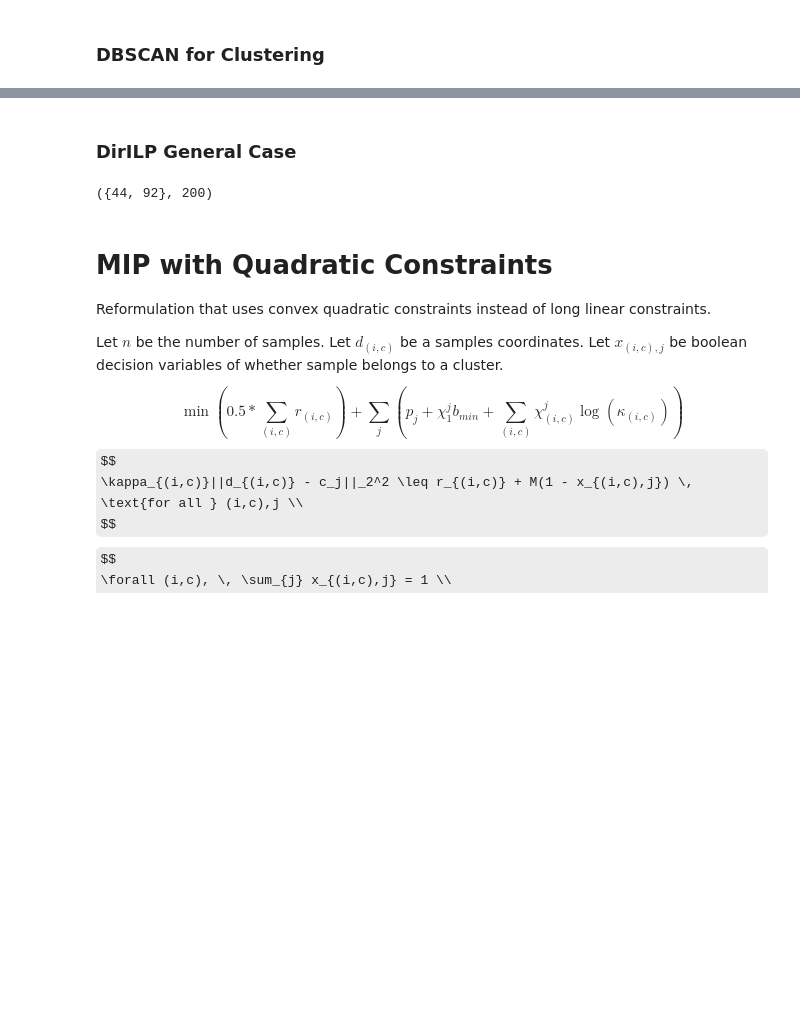
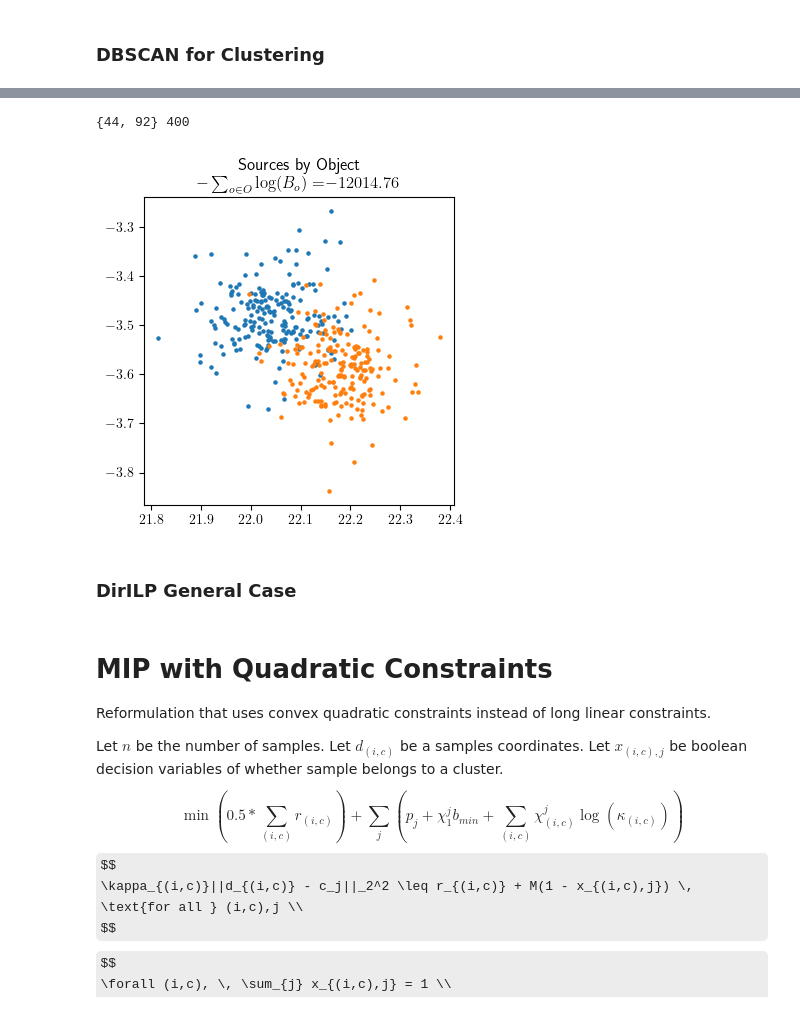
Before and after one commit to jacobf18/astronomical-matching, a Jupyter notebook: CanILP + DirILP General case.ipynb, the cells around one changed output, grey strips where cells are left out. Saved outputs shown, nothing was run; the diff lists cells and outputs as text; code cells hidden in the pictures; some formulas as TeX source; blank space fills up the shorter version.

```diff
--- a/CanILP + DirILP General case.ipynb
+++ b/CanILP + DirILP General case.ipynb
@@ -353,5 +353,46 @@ def get_cicle_equidistant_pnts(N):
     ys = np.sin(theta)
 
     return [(x,y) for x,y in zip(xs,ys)]
+# %%
+# Get a particular island to run the matching procedure
+cluster_num = 43
+
+candidate_list, df, catalog_list, Sigma_list = get_candidate_list(result, label, cluster_num)
+
+coord_dict = {(row[1],row[0]): (row[2],row[3]) for row in df.itertuples(index=False, name=None)}
+
+# detection_total = len(candidate_list) #Total number of sources across different catalogs
+detection_total = 2
+
+kappa_dict = {}
+kappa_rad_dict = {}
+ln_kappa_rad_dict = {}
+
+for i in range(len(candidate_list)):
+    kappa_dict[(candidate_list[i][0], candidate_list[i][1])] = 1/(Sigma_list[i])**2 #in arcsecond
+    kappa_rad_dict[(candidate_list[i][0], candidate_list[i][1])] = 1/((Sigma_list[i]*np.pi/180/3600)**2) #in radian
+    ln_kappa_rad_dict[(candidate_list[i][0], candidate_list[i][1])] = ln(1/((Sigma_list[i]*np.pi/180/3600)**2))
+
+sigma_min = min(Sigma_list)
+sigma_max = max(Sigma_list)
+
+# Used for clustering methods
+df2 = df.copy()
+kappa_rad_list = []
+
+for row in df2.itertuples():
+    cat_id = row.Catalog_id
+    source_id = row.Source_id
+    kappa_rad = kappa_rad_dict[(source_id,cat_id)]
+    kappa_rad_list.append(kappa_rad)
+
+df2["kappa_rad"] = kappa_rad_list
+
+print({t[0] for t in candidate_list}, len(candidate_list))
+
+plot_objects(candidate_list)
+# %% [output]
+{44, 92} 400
+[figure, added]
 # %% [markdown]
 ### DirILP General Case
@@ -473,7 +399,3 @@ df2["kappa_rad"] = kappa_rad_list
-# %%
-{t[0] for t in candidate_list}, len(candidate_list)
-# %% [output]
-({44, 92}, 200)
 # %% [markdown]
 # MIP with Quadratic Constraints
 Reformulation that uses convex quadratic constraints instead of long linear constraints.
```
Also changed, not shown: parts of 23 cells of this notebook.
